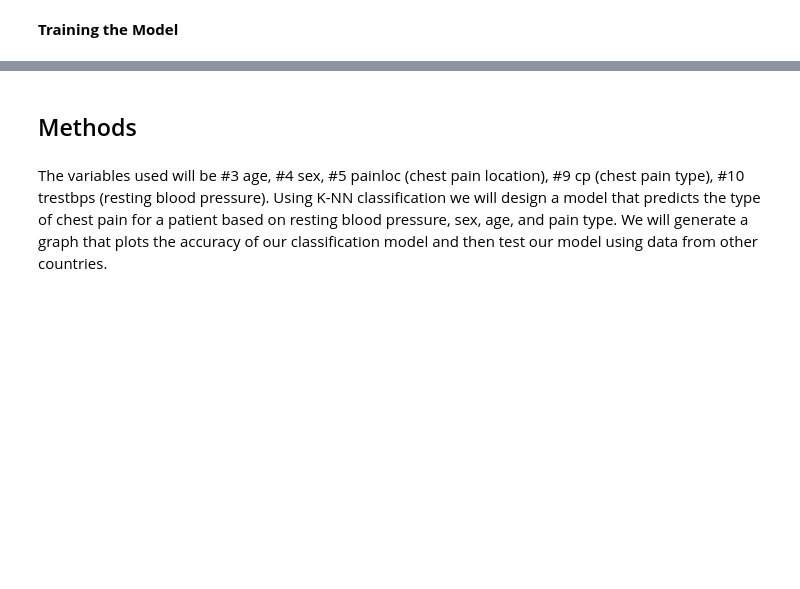
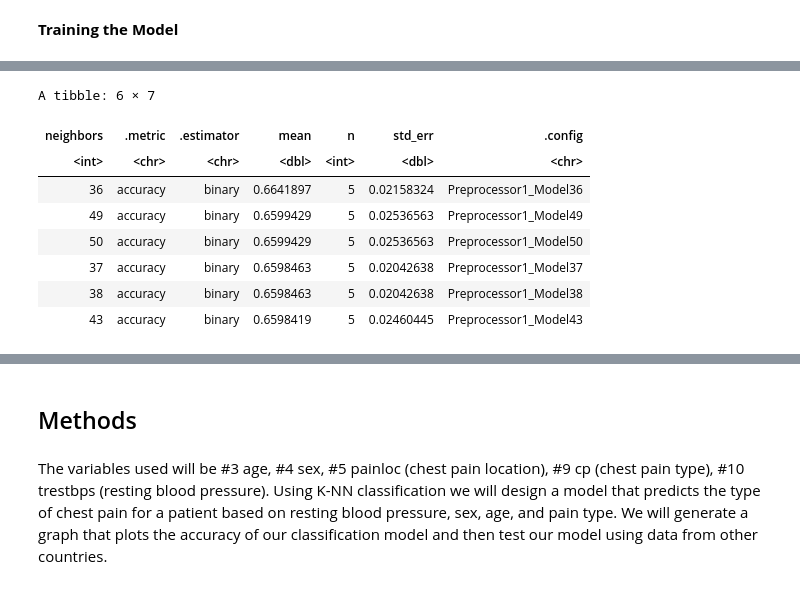
Before and after one commit to sollchi/dsci_100_project_group_36, a Jupyter notebook: Proposal.ipynb, the cells around one changed output, grey strips where cells are left out. Cells and saved outputs as stored; diff of their text form; code cells hidden in the pictures; blank space fills up the shorter version.

```diff
--- a/Proposal.ipynb
+++ b/Proposal.ipynb
@@ -185 +207,15 @@ accuracy_versus_k
+# %%
+accuracies_table <- accuracies |>
+    arrange(desc(mean))
+head(accuracies_table)
+# %% [output]
+A tibble: 6 × 7
+| neighbors | .metric | .estimator | mean | n | std_err | .config |
+| <int> | <chr> | <chr> | <dbl> | <int> | <dbl> | <chr> |
+| 36 | accuracy | binary | 0.6641897 | 5 | 0.02158324 | Preprocessor1_Model36 |
+| 49 | accuracy | binary | 0.6599429 | 5 | 0.02536563 | Preprocessor1_Model49 |
+| 50 | accuracy | binary | 0.6599429 | 5 | 0.02536563 | Preprocessor1_Model50 |
+| 37 | accuracy | binary | 0.6598463 | 5 | 0.02042638 | Preprocessor1_Model37 |
+| 38 | accuracy | binary | 0.6598463 | 5 | 0.02042638 | Preprocessor1_Model38 |
+| 43 | accuracy | binary | 0.6598419 | 5 | 0.02460445 | Preprocessor1_Model43 |
 # %%
```
Also changed, not shown: parts of 5 cells of this notebook.
